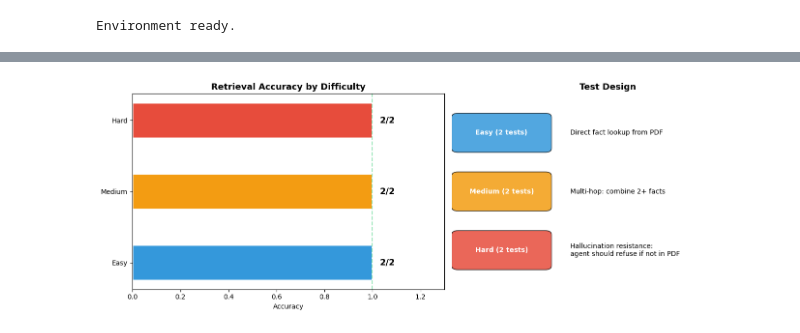
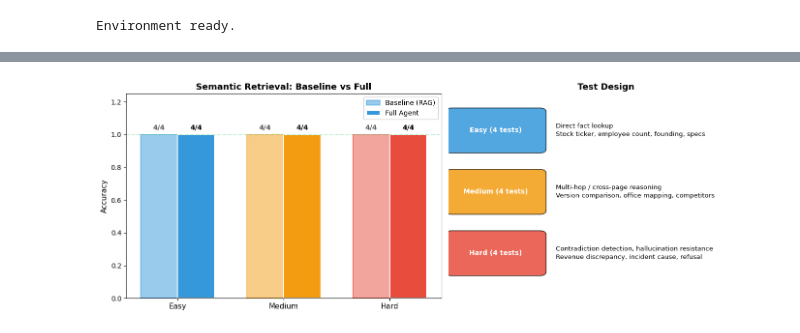
Before and after one commit to apattichis/cognitive-memory-agent, a Jupyter notebook: demo_full.ipynb, the cells around one changed output, grey strips where cells are left out. Cells and saved outputs as stored; diff of their text form; code cells hidden in the pictures.

```diff
--- a/demo_full.ipynb
+++ b/demo_full.ipynb
@@ -44,11 +118,15 @@ Environment ready.
 # %%
 from agent import CognitiveAgent
 
-agent = CognitiveAgent()
+# Initialize both agents (they share the same ChromaDB for semantic memory)
+full_agent = CognitiveAgent(mode='full')
+baseline_agent = CognitiveAgent(mode='semantic_only')
 
-display(Markdown(f'''### System initialized
-- **Semantic chunks loaded:** {agent.semantic.collection.count()}
-- **Episodic memories:** {agent.episodic.collection.count()}
-- **Procedural rules:** {len(agent.procedural.rules)}
-'''))
+display(HTML(f"""
+<table style='border-collapse:collapse;margin:12px 0;'>
+<tr style='background:#f8f9fa;'><th style='padding:6px 12px;border:1px solid #ddd;'>Agent</th><th style='padding:6px 12px;border:1px solid #ddd;'>Mode</th><th style='padding:6px 12px;border:1px solid #ddd;'>Semantic Chunks</th><th style='padding:6px 12px;border:1px solid #ddd;'>Episodic</th><th style='padding:6px 12px;border:1px solid #ddd;'>Procedural</th></tr>
+<tr><td style='padding:6px 12px;border:1px solid #ddd;'>Full</td><td style='padding:6px 12px;border:1px solid #ddd;'>full</td><td style='padding:6px 12px;border:1px solid #ddd;'>{full_agent.semantic.collection.count()}</td><td style='padding:6px 12px;border:1px solid #ddd;'>{full_agent.episodic.collection.count()}</td><td style='padding:6px 12px;border:1px solid #ddd;'>{len(full_agent.procedural.rules)}</td></tr>
+<tr><td style='padding:6px 12px;border:1px solid #ddd;'>Baseline</td><td style='padding:6px 12px;border:1px solid #ddd;'>semantic_only</td><td style='padding:6px 12px;border:1px solid #ddd;'>{baseline_agent.semantic.collection.count()}</td><td style='padding:6px 12px;border:1px solid #ddd;'>N/A</td><td style='padding:6px 12px;border:1px solid #ddd;'>N/A</td></tr>
+</table>
+"""))
 # %% [output]
@@ -309,45 +467,64 @@ I don't have that information in my knowledge base. The retrieved documents cont
 # %%
-# Visualization: Semantic test results by difficulty
 fig, axes = plt.subplots(1, 2, figsize=(14, 5))
 
-# Left: Results by difficulty
+# Left: Baseline vs Full by difficulty
 difficulties = ['Easy', 'Medium', 'Hard']
 diff_colors = {'Easy': '#3498db', 'Medium': '#f39c12', 'Hard': '#e74c3c'}
-for diff in difficulties:
-    diff_tests = [r for r in semantic_results if r['difficulty'] == diff]
-    passed_d = sum(r['passed'] for r in diff_tests)
-    total_d = len(diff_tests)
-    axes[0].barh(diff, passed_d / total_d if total_d > 0 else 0,
-                 color=diff_colors[diff], edgecolor='white', linewidth=2, height=0.5)
-    axes[0].text(max(0.02, passed_d / total_d + 0.03) if total_d > 0 else 0.03, diff,
-                f'{passed_d}/{total_d}', va='center', fontweight='bold', fontsize=13)
+x_pos = np.arange(len(difficulties))
+bar_w = 0.35
 
-axes[0].set_xlim(0, 1.3)
-axes[0].set_xlabel('Accuracy')
-axes[0].set_title('Retrieval Accuracy by Difficulty', fontsize=13, fontweight='bold')
-axes[0].axvline(x=1.0, color='#2ecc71', linestyle='--', alpha=0.5, label='Perfect')
+for di, diff in enumerate(difficulties):
+    indices = [i for i, t in enumerate(semantic_tests) if t['difficulty'] == diff]
+    b_acc = sum(baseline_results[i]['passed'] for i in indices) / len(indices) if indices else 0
+    f_acc = sum(full_results[i]['passed'] for i in indices) / len(indices) if indices else 0
 
-# Right: What the tests cover
+    b_count = sum(baseline_results[i]['passed'] for i in indices)
+    f_count = sum(full_results[i]['passed'] for i in indices)
+    t_count = len(indices)
+
+    axes[0].bar(x_pos[di] - bar_w/2, b_acc, bar_w, color=diff_colors[diff], alpha=0.5,
+               edgecolor=diff_colors[diff], linewidth=1.5, label='Baseline' if di == 0 else '')
+    axes[0].bar(x_pos[di] + bar_w/2, f_acc, bar_w, color=diff_colors[diff],
+               edgecolor='white', linewidth=1.5, label='Full' if di == 0 else '')
+
+    axes[0].text(x_pos[di] - bar_w/2, b_acc + 0.03, f'{b_count}/{t_count}',
+                ha='center', fontsize=10, fontweight='bold', color='#555')
+    axes[0].text(x_pos[di] + bar_w/2, f_acc + 0.03, f'{f_count}/{t_count}',
+                ha='center', fontsize=10, fontweight='bold')
+
+axes[0].set_xticks(x_pos)
+axes[0].set_xticklabels(difficulties, fontsize=11)
+axes[0].set_ylim(0, 1.25)
+axes[0].set_ylabel('Accuracy', fontsize=11)
+axes[0].set_title('Semantic Retrieval: Baseline vs Full', fontsize=13, fontweight='bold')
+axes[0].legend(['Baseline (RAG)', 'Full Agent'], loc='upper right', fontsize=10)
+axes[0].axhline(y=1.0, color='#2ecc71', linestyle='--', alpha=0.3)
+
+# Right: Test design overview
 axes[1].axis('off')
 axes[1].set_title('Test Design', fontsize=13, fontweight='bold')
-test_desc = [
-    ('Easy (2 tests)', 'Direct fact lookup from PDF', '#3498db'),
-    ('Medium (2 tests)', 'Multi-hop: combine 2+ facts', '#f39c12'),
-    ('Hard (2 tests)', 'Hallucination resistance:\nagent should refuse if not in PDF', '#e74c3c'),
+
+test_info = [
+    ('Easy (4 tests)', 'Direct fact lookup\nStock ticker, employee count, founding, specs', '#3498db'),
+    ('Medium (4 tests)', 'Multi-hop / cross-page reasoning\nVersion comparison, office mapping, competitors', '#f39c12'),
+    ('Hard (4 tests)', 'Contradiction detection, hallucination resistance\nRevenue discrepancy, incident cause, refusal', '#e74c3c'),
 ]
-for i, (label, desc, color) in enumerate(test_desc):
-    y = 0.8 - i * 0.3
-    axes[1].add_patch(mpatches.FancyBboxPatch((0.02, y - 0.08), 0.28, 0.16,
-                      boxstyle='round,pad=0.02', facecolor=color, alpha=0.85))
-    axes[1].text(0.16, y, label, ha='center', va='center',
+
+for i, (label, desc, color) in enumerate(test_info):
+    y = 0.82 - i * 0.3
+    rect = mpatches.FancyBboxPatch((0.01, y - 0.09), 0.28, 0.18,
+                                    boxstyle='round,pad=0.02', facecolor=color, alpha=0.85,
+                                    transform=axes[1].transAxes)
+    axes[1].add_patch(rect)
+    axes[1].text(0.15, y, label, ha='center', va='center',
                 fontsize=10, fontweight='bold', color='white', transform=axes[1].transAxes)
-    axes[1].text(0.38, y, desc, ha='left', va='center',
-                fontsize=10, transform=axes[1].transAxes)
+    axes[1].text(0.34, y, desc, ha='left', va='center',
+                fontsize=9.5, transform=axes[1].transAxes, linespacing=1.4)
 
 plt.tight_layout()
-plt.savefig('eda/semantic_test.png', dpi=150, bbox_inches='tight')
+plt.savefig('figures/semantic_test.png', dpi=150, bbox_inches='tight', facecolor='white')
 plt.show()
 # %% [output]
-[figure, old version]
+[figure, new version]
 # %% [markdown]
 ---
```
Also changed, not shown: parts of 35 cells of this notebook, 16 other files.
